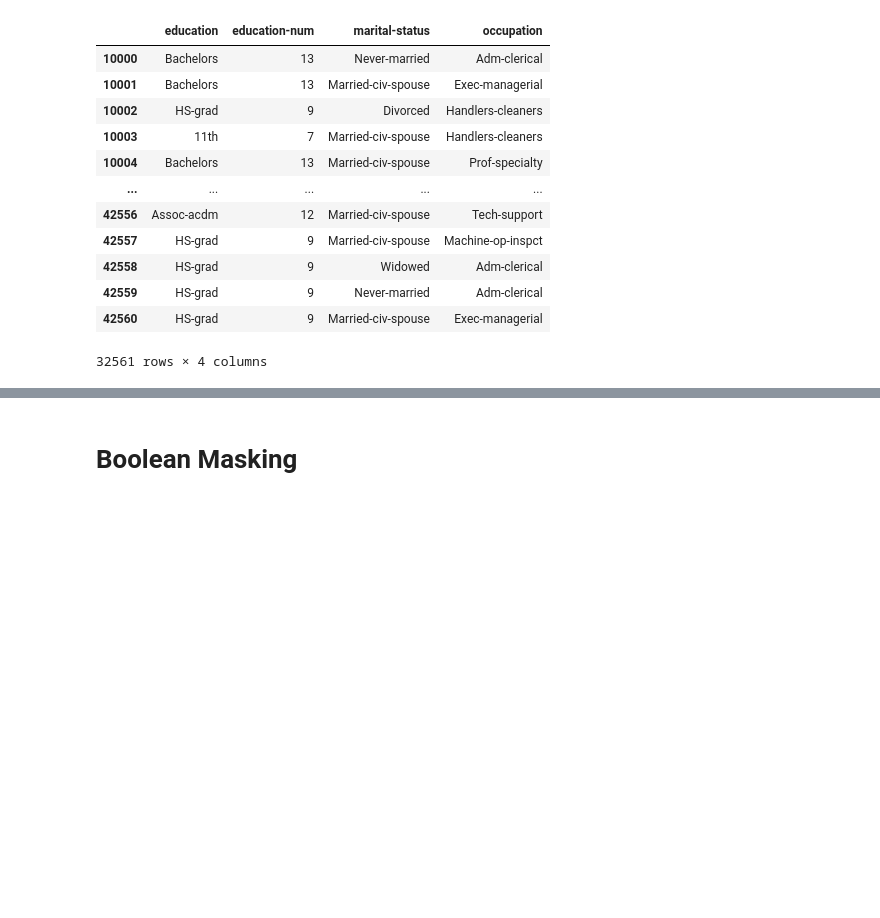
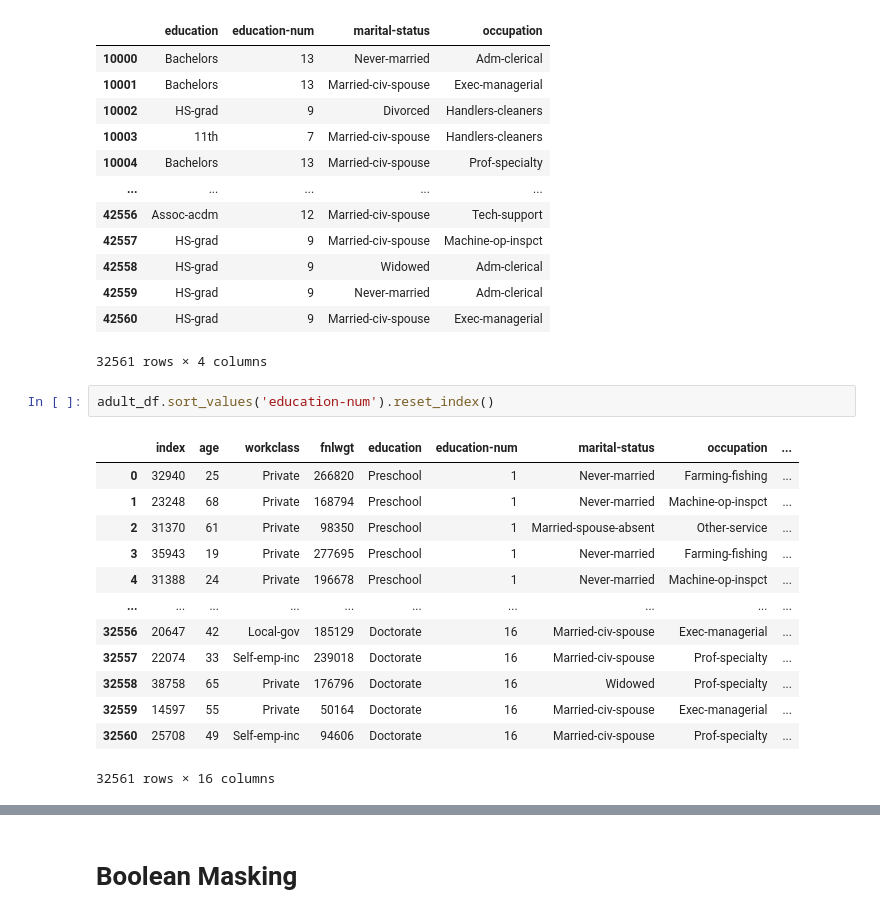
Before and after one commit to PacktPublishing/Hands-On-Data-Preprocessing-in-Python, a Jupyter notebook: Chapter01/Chapter 1.ipynb, the cells around one changed output, grey strips where cells are left out. Drawn from its saved outputs; the diff is of its cells as text; blank space fills up the shorter version.

```diff
--- a/Chapter01/Chapter 1.ipynb
+++ b/Chapter01/Chapter 1.ipynb
@@ -323,4 +419,20 @@ adult_df.loc[:,'education':'occupation']
 | 42559 | HS-grad | 9 | Never-married | Adm-clerical |
 | 42560 | HS-grad | 9 | Married-civ-spouse | Exec-managerial |
 32561 rows × 4 columns
+# %%
+adult_df.sort_values('education-num').reset_index()
+# %% [output]
+|  | index | age | workclass | fnlwgt | education | education-num | marital-status | occupation | ... |
+| 0 | 32940 | 25 | Private | 266820 | Preschool | 1 | Never-married | Farming-fishing | ... |
+| 1 | 23248 | 68 | Private | 168794 | Preschool | 1 | Never-married | Machine-op-inspct | ... |
+| 2 | 31370 | 61 | Private | 98350 | Preschool | 1 | Married-spouse-absent | Other-service | ... |
+| 3 | 35943 | 19 | Private | 277695 | Preschool | 1 | Never-married | Farming-fishing | ... |
+| 4 | 31388 | 24 | Private | 196678 | Preschool | 1 | Never-married | Machine-op-inspct | ... |
+| ... | ... | ... | ... | ... | ... | ... | ... | ... | ... |
+| 32556 | 20647 | 42 | Local-gov | 185129 | Doctorate | 16 | Married-civ-spouse | Exec-managerial | ... |
+| 32557 | 22074 | 33 | Self-emp-inc | 239018 | Doctorate | 16 | Married-civ-spouse | Prof-specialty | ... |
+| 32558 | 38758 | 65 | Private | 176796 | Doctorate | 16 | Widowed | Prof-specialty | ... |
+| 32559 | 14597 | 55 | Private | 50164 | Doctorate | 16 | Married-civ-spouse | Exec-managerial | ... |
+| 32560 | 25708 | 49 | Self-emp-inc | 94606 | Doctorate | 16 | Married-civ-spouse | Prof-specialty | ... |
+32561 rows × 16 columns
 # %%
```
Also changed, not shown: parts of 28 cells of this notebook, 1 other file.
